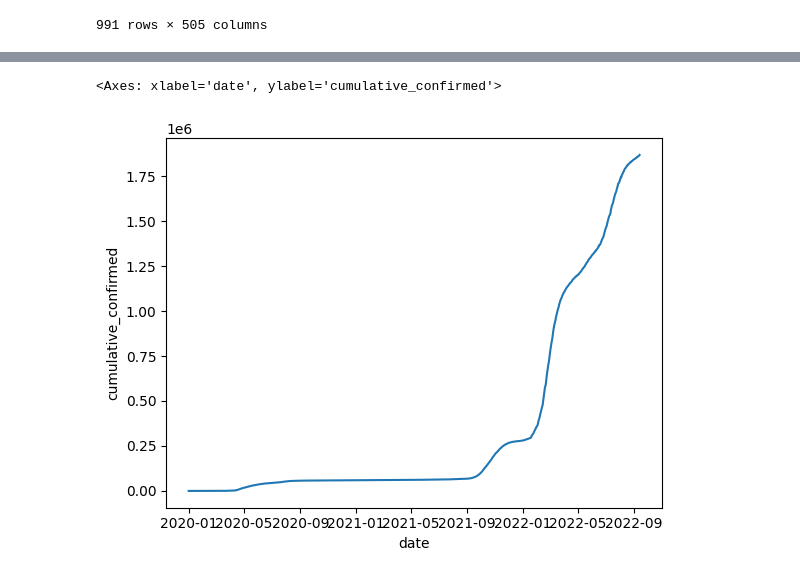
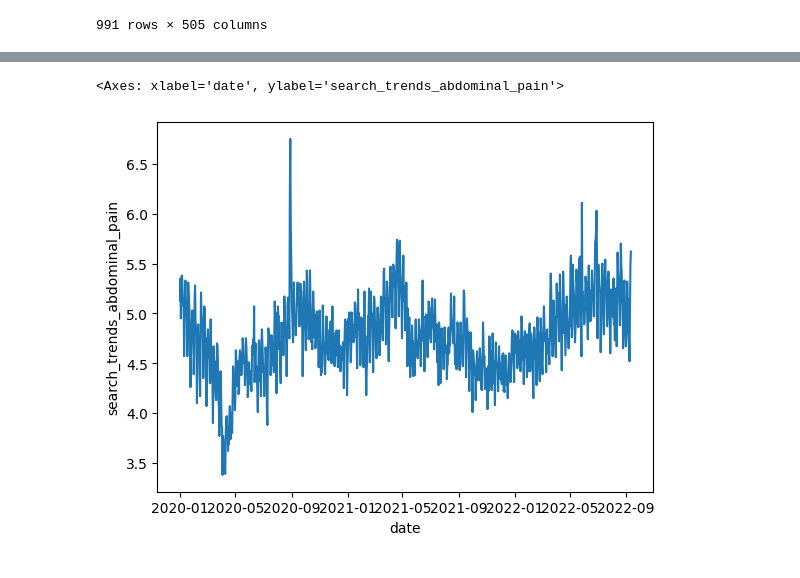
Before and after one commit to Karolcha100/Covid-19_Finland, a Jupyter notebook: Karolcha100/notebooks/dropping_NaNs.ipynb, the cells around one changed output, grey strips where cells are left out. Saved outputs shown, nothing was run; the diff lists cells and outputs as text; code cells hidden in the pictures.

```diff
--- a/Karolcha100/notebooks/dropping_NaNs.ipynb
+++ b/Karolcha100/notebooks/dropping_NaNs.ipynb
@@ -19,9 +19,9 @@ df
 | 990 | SG | 2022-09-17 | ChIJdZOLiiMR2jERxPWrUs9peIg | Q334 | country/SGP | SG | Singapore | ... |
 991 rows × 514 columns
 # %%
-df["date"] = pd.to_datetime(df["date"])
+df_raw["date"] = pd.to_datetime(df_raw["date"])
 
-df
+df_raw
 # %% [output]
 |  | location_key | date | place_id | wikidata_id | datacommons_id | country_code | country_name | ... |
 | 0 | SG | 2020-01-01 | ChIJdZOLiiMR2jERxPWrUs9peIg | Q334 | country/SGP | SG | Singapore | ... |
@@ -37,7 +37,7 @@ df
 | 990 | SG | 2022-09-17 | ChIJdZOLiiMR2jERxPWrUs9peIg | Q334 | country/SGP | SG | Singapore | ... |
 991 rows × 514 columns
 # %%
-df_no_str = df.select_dtypes(exclude='string')
+df_no_str = df_raw.select_dtypes(exclude='string')
 
 df_no_str = df_no_str.set_index("date")
 
@@ -81,7 +81,9 @@ relative_humidity
 # %%
 df_sel_cols = df_no_str.drop(columns = ["openstreetmap_id", "latitude", "longitude", "openstreetmap_id", "aggregation_level"])
 
-df_sel_cols.fillna(0)
+df_sel_cols = df_sel_cols[:-5]
+
+df_sel_cols
 # %% [output]
 |  | new_confirmed | new_deceased | new_tested | cumulative_confirmed | cumulative_deceased | ... |
 | date |  |  |  |  |  | ... |
@@ -99,0 +102,4 @@ df_sel_cols.fillna(0)
+# %%
+df_final = df_sel_cols.fillna(0)
+
+df_final
@@ -102,10 +125,10 @@ import matplotlib.pyplot as plt
 import seaborn as sns
 # %%
 sns.lineplot(
-    data = df_sel_cols,
+    data = df_final,
     x = "date",
-    y = "cumulative_confirmed"
+    y = "search_trends_abdominal_pain"
 )
 # %% [output]
-<Axes: xlabel='date', ylabel='cumulative_confirmed'>
+<Axes: xlabel='date', ylabel='search_trends_abdominal_pain'>
-[figure, old version]
+[figure, new version]
```
Also changed, not shown: parts of 5 cells of this notebook, 5 other files.
